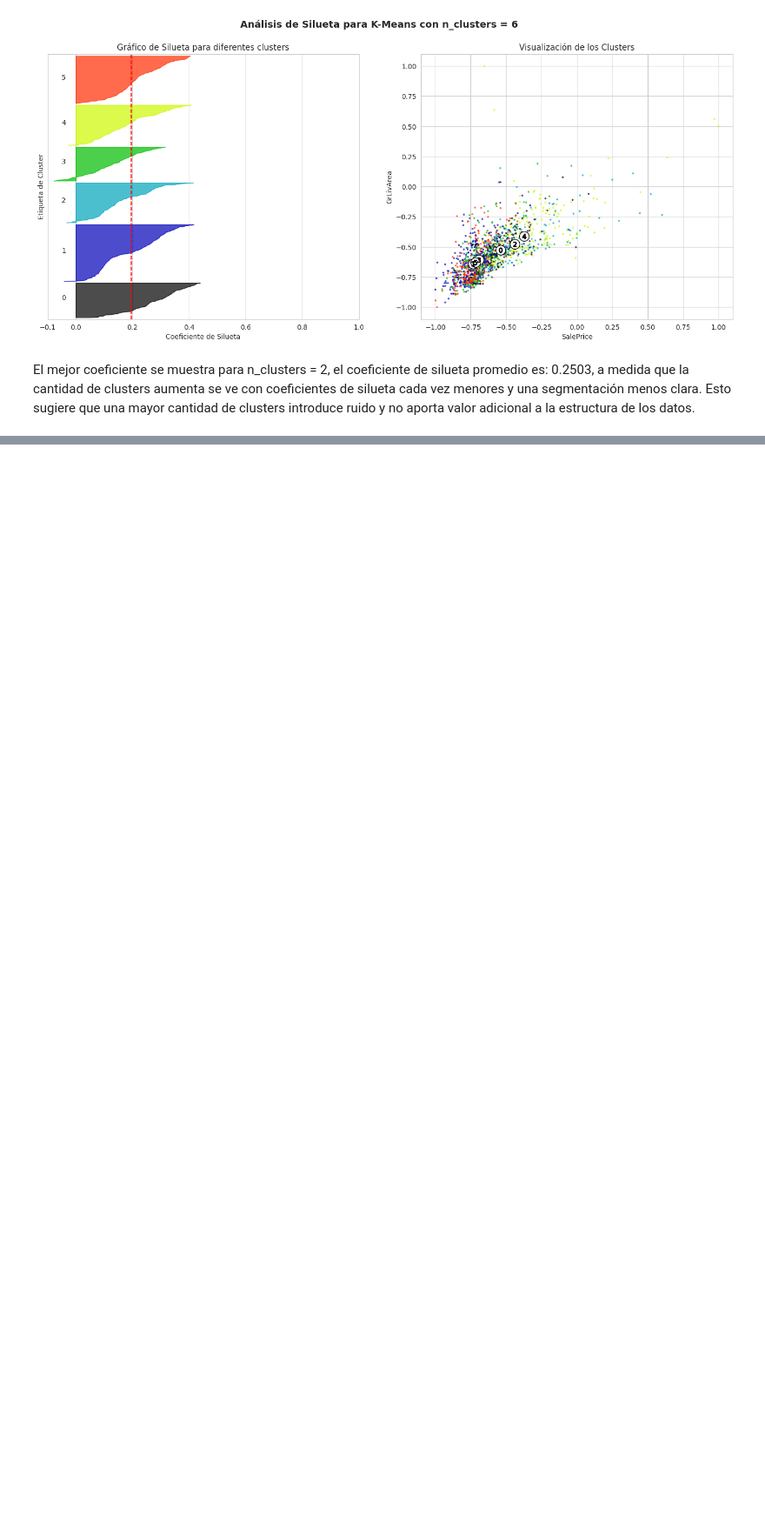
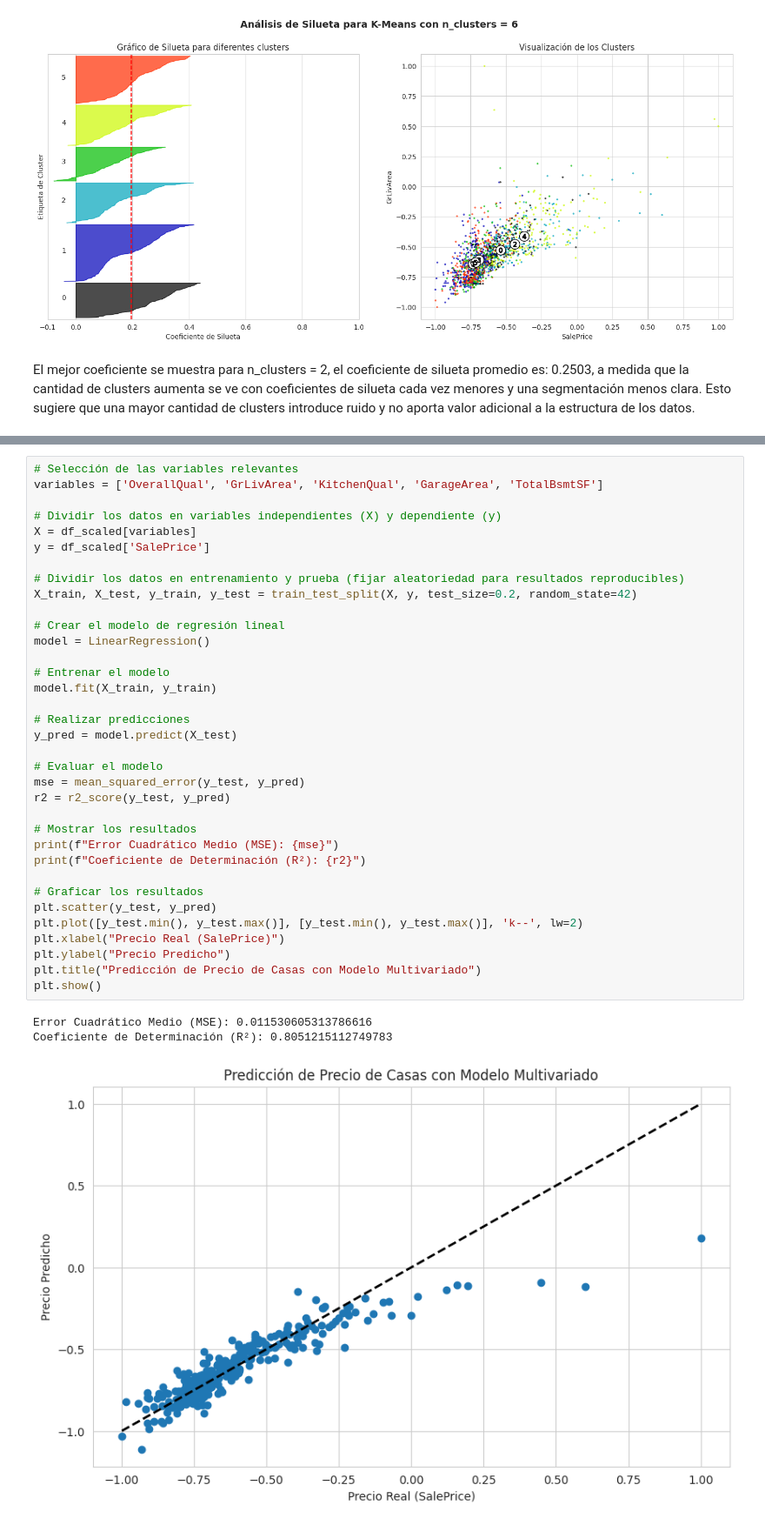
Before and after one commit to DanielDubon/MRL_DataMining, a Jupyter notebook: MRL_HDT3.ipynb, the cells around one changed output, grey strips where cells are left out. Shown at 87% size. Cells and saved outputs as stored; diff of their text form; blank space fills up the shorter version.

```diff
--- a/MRL_HDT3.ipynb
+++ b/MRL_HDT3.ipynb
@@ -546,0 +701,39 @@ El mejor coeficiente se muestra para n_clusters = 2, el coeficiente de silueta p
+# %%
+# Selección de las variables relevantes
+variables = ['OverallQual', 'GrLivArea', 'KitchenQual', 'GarageArea', 'TotalBsmtSF']
+
+# Dividir los datos en variables independientes (X) y dependiente (y)
+X = df_scaled[variables]
+y = df_scaled['SalePrice']
+
+# Dividir los datos en entrenamiento y prueba (fijar aleatoriedad para resultados reproducibles)
+X_train, X_test, y_train, y_test = train_test_split(X, y, test_size=0.2, random_state=42)
+
+# Crear el modelo de regresión lineal
+model = LinearRegression()
+
+# Entrenar el modelo
+model.fit(X_train, y_train)
+
+# Realizar predicciones
+y_pred = model.predict(X_test)
+
+# Evaluar el modelo
+mse = mean_squared_error(y_test, y_pred)
+r2 = r2_score(y_test, y_pred)
+
+# Mostrar los resultados
+print(f"Error Cuadrático Medio (MSE): {mse}")
+print(f"Coeficiente de Determinación (R²): {r2}")
+
+# Graficar los resultados
+plt.scatter(y_test, y_pred)
+plt.plot([y_test.min(), y_test.max()], [y_test.min(), y_test.max()], 'k--', lw=2)
+plt.xlabel("Precio Real (SalePrice)")
+plt.ylabel("Precio Predicho")
+plt.title("Predicción de Precio de Casas con Modelo Multivariado")
+plt.show()
+# %% [output]
+Error Cuadrático Medio (MSE): 0.011530605313786616
+Coeficiente de Determinación (R²): 0.8051215112749783
+[figure, added]
```
Also changed, not shown: parts of 24 cells of this notebook.
